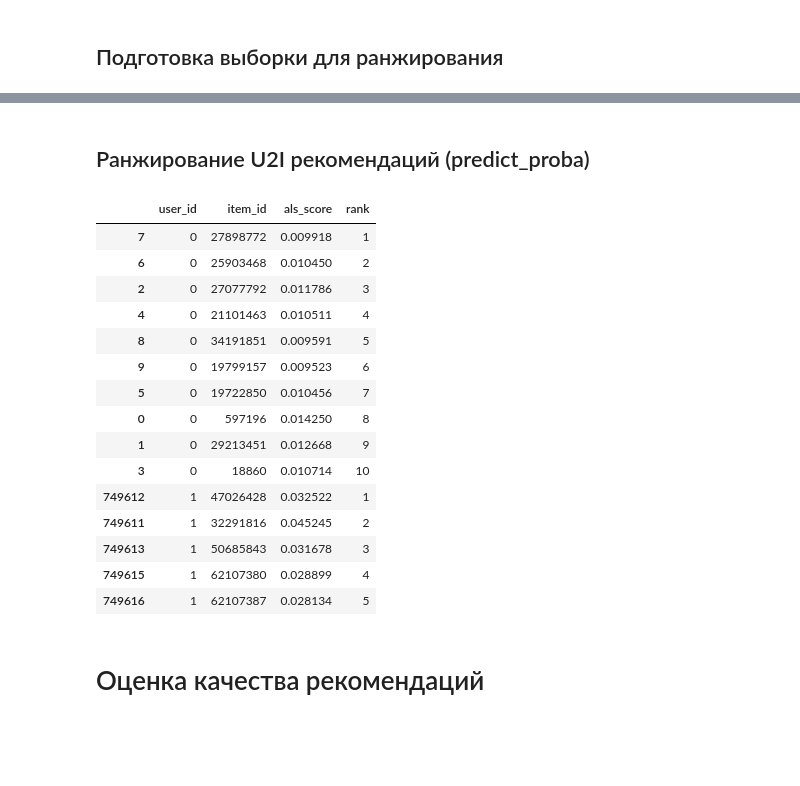
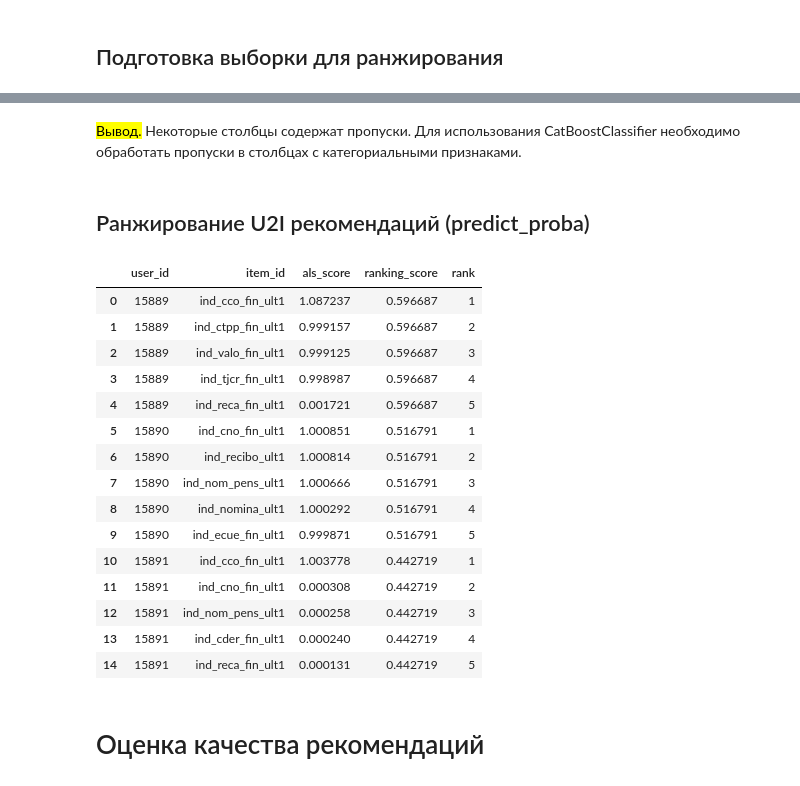
Before and after one commit to alien150684/banking_products_recom, a Jupyter notebook: recommendations.ipynb, the cells around one changed output, grey strips where cells are left out. Cells and saved outputs as stored; diff of their text form; code cells hidden in the pictures; blank space fills up the shorter version.

```diff
--- a/recommendations.ipynb
+++ b/recommendations.ipynb
@@ -1006,5 +1006,5 @@ del candidates4train
 ## Подготовка выборки для ранжирования
 # %%
 # Загрузка рекомендаций U2I, полученных на данных events_inference
-als_rec_inference = pd.read_parquet("prepared_data/als_rec_inference.parquet")
+als_rec_inference = pd.read_parquet("recommendations/als_rec_inference.parquet")
 als_rec_inference = als_rec_inference.rename(columns={"score": "als_score"})
@@ -1043,0 +1048,6 @@ print(candidates4ranking.shape[0])
+# %%
+# Присоединяем клиентские признаки
+client_features_df = get_client_features_df(inference_df, test_df, als_rec_inference)
+candidates4ranking = als_rec_inference.merge(client_features_df,
+                        on='user_id',
+                        how='inner')
@@ -1044,3 +1083,8 @@ print(candidates4ranking.shape[0])
+# %% [markdown]
+<mark>Вывод.</mark> Некоторые столбцы содержат пропуски. Для использования CatBoostClassifier необходимо обработать пропуски в столбцах с категориальными признаками.
+# %%
+candidates4ranking[cat_features4ranking] = candidates4ranking[cat_features4ranking].astype("str")
+candidates4ranking[cat_features4ranking] = candidates4ranking[cat_features4ranking].fillna('unknown')
 # %% [markdown]
 ## Ранжирование U2I рекомендаций (predict_proba)
 # %%
@@ -1048,9 +1092,10 @@ print(candidates4ranking.shape[0])
 with open('models/ranking_model.pkl', 'rb') as fd:  # Открываем для чтения в бинарном формате
     ranking_model = joblib.load(fd)  # Загружаем модель
 # %%
-# Получим топ-10 самых релевантных рекомендация для каждого пользователя, используя обученную модель.
-features = ['als_score', 'album_count'] + genre_columns
-inference_data = Pool(data=candidates4ranking[features])
+# Получим топ-5 самых релевантных рекомендация для каждого пользователя, используя обученную модель.
+features = client_features4ranking + items_list
+inference_data = Pool(data=candidates4ranking[features],
+                      cat_features=cat_features4ranking)
 predictions = ranking_model.predict_proba(inference_data)
 
 candidates4ranking["ranking_score"] = predictions[:, 1]
@@ -1059,24 +1104,24 @@ candidates4ranking["ranking_score"] = predictions[:, 1]
 candidates4ranking = candidates4ranking.sort_values(["user_id", "ranking_score"], ascending=[True, False])
 candidates4ranking["rank"] = candidates4ranking.groupby("user_id").cumcount() + 1
 # %%
-candidates4ranking[['user_id', 'item_id', 'als_score', 'rank']].head(15)
+candidates4ranking[['user_id', 'item_id', 'als_score', 'ranking_score', 'rank']].head(15)
 # %% [output]
-|  | user_id | item_id | als_score | rank |
-| 7 | 0 | 27898772 | 0.009918 | 1 |
-| 6 | 0 | 25903468 | 0.010450 | 2 |
-| 2 | 0 | 27077792 | 0.011786 | 3 |
-| 4 | 0 | 21101463 | 0.010511 | 4 |
-| 8 | 0 | 34191851 | 0.009591 | 5 |
-| 9 | 0 | 19799157 | 0.009523 | 6 |
-| 5 | 0 | 19722850 | 0.010456 | 7 |
-| 0 | 0 | 597196 | 0.014250 | 8 |
-| 1 | 0 | 29213451 | 0.012668 | 9 |
-| 3 | 0 | 18860 | 0.010714 | 10 |
-| 749612 | 1 | 47026428 | 0.032522 | 1 |
-| 749611 | 1 | 32291816 | 0.045245 | 2 |
-| 749613 | 1 | 50685843 | 0.031678 | 3 |
-| 749615 | 1 | 62107380 | 0.028899 | 4 |
-| 749616 | 1 | 62107387 | 0.028134 | 5 |
+|  | user_id | item_id | als_score | ranking_score | rank |
+| 0 | 15889 | ind_cco_fin_ult1 | 1.087237 | 0.596687 | 1 |
+| 1 | 15889 | ind_ctpp_fin_ult1 | 0.999157 | 0.596687 | 2 |
+| 2 | 15889 | ind_valo_fin_ult1 | 0.999125 | 0.596687 | 3 |
+| 3 | 15889 | ind_tjcr_fin_ult1 | 0.998987 | 0.596687 | 4 |
+| 4 | 15889 | ind_reca_fin_ult1 | 0.001721 | 0.596687 | 5 |
+| 5 | 15890 | ind_cno_fin_ult1 | 1.000851 | 0.516791 | 1 |
+| 6 | 15890 | ind_recibo_ult1 | 1.000814 | 0.516791 | 2 |
+| 7 | 15890 | ind_nom_pens_ult1 | 1.000666 | 0.516791 | 3 |
+| 8 | 15890 | ind_nomina_ult1 | 1.000292 | 0.516791 | 4 |
+| 9 | 15890 | ind_ecue_fin_ult1 | 0.999871 | 0.516791 | 5 |
+| 10 | 15891 | ind_cco_fin_ult1 | 1.003778 | 0.442719 | 1 |
+| 11 | 15891 | ind_cno_fin_ult1 | 0.000308 | 0.442719 | 2 |
+| 12 | 15891 | ind_nom_pens_ult1 | 0.000258 | 0.442719 | 3 |
+| 13 | 15891 | ind_cder_fin_ult1 | 0.000240 | 0.442719 | 4 |
+| 14 | 15891 | ind_reca_fin_ult1 | 0.000131 | 0.442719 | 5 |
 # %%
 # Сохраним полученные рекомендации в файл
 candidates4ranking = candidates4ranking[['user_id', 'item_id', 'rank']]
```
Also changed, not shown: parts of 26 cells of this notebook.
